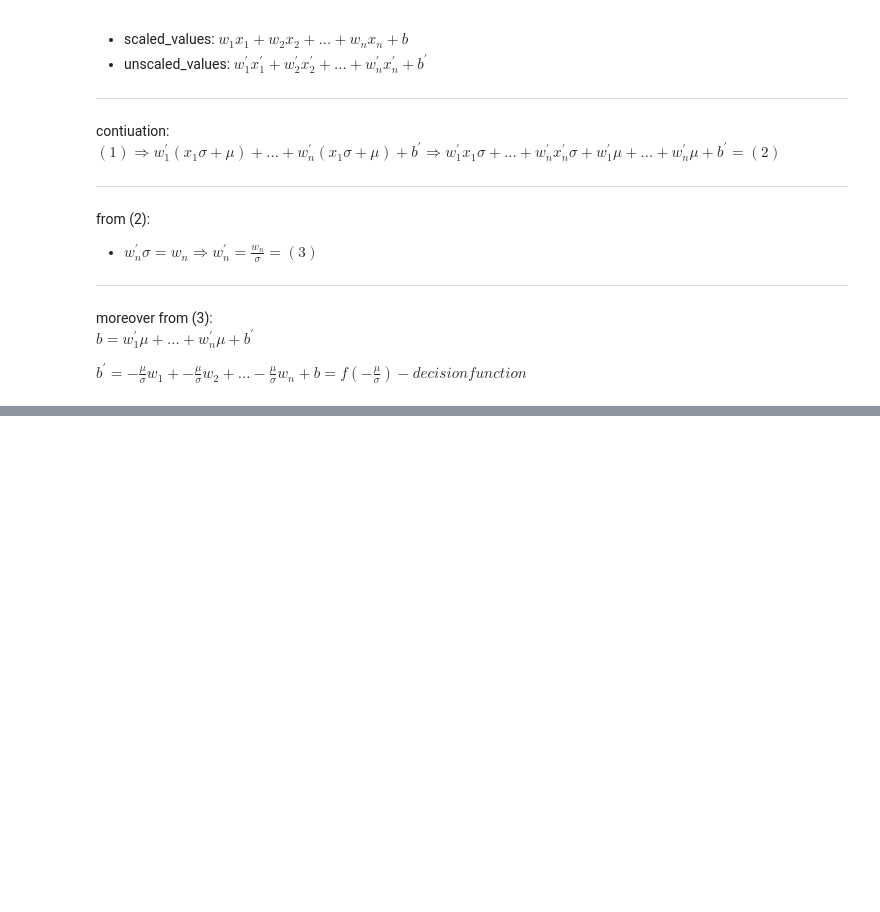
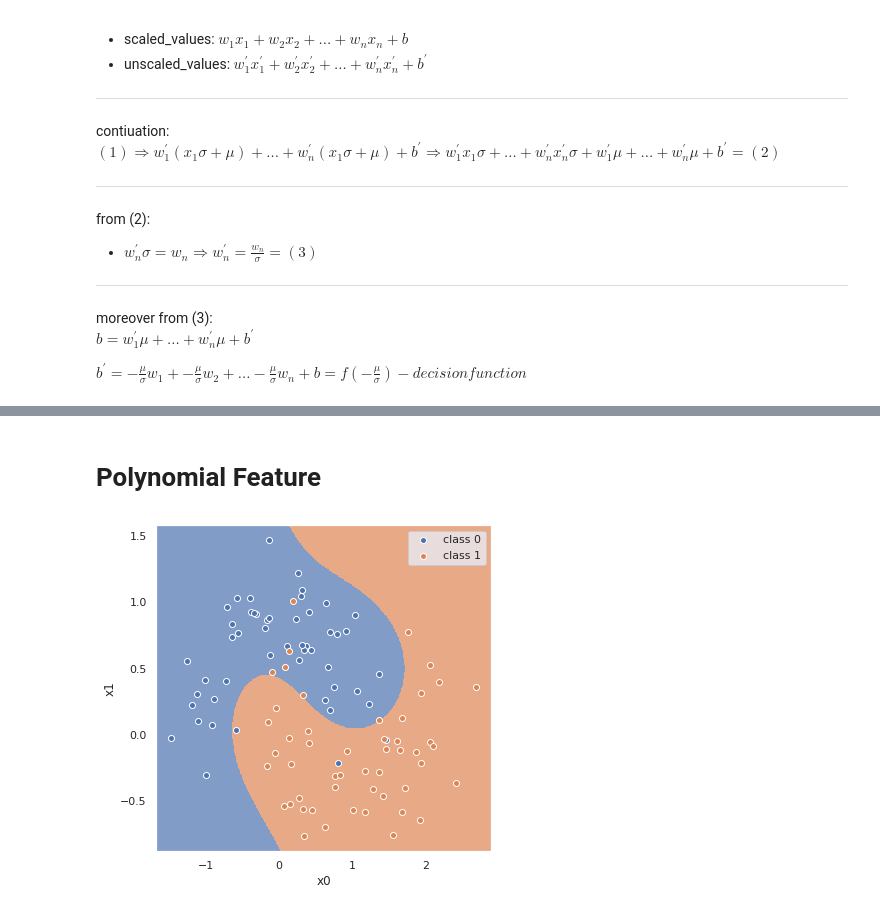
Before and after one commit to mzignis/hands_on_machine_learning, a Jupyter notebook: support_vevtor_machines/classification.ipynb, the cells around one changed output, grey strips where cells are left out. Saved outputs shown, nothing was run; the diff lists cells and outputs as text; code cells hidden in the pictures; blank space fills up the shorter version.

```diff
--- a/support_vevtor_machines/classification.ipynb
+++ b/support_vevtor_machines/classification.ipynb
@@ -183,0 +222,23 @@ model's boundry: x1 = -0.4371105050719836 * x0 + [9.46353352]
+# %% [markdown]
+# Polynomial Feature
+# %%
+from sklearn.datasets import make_moons
+from sklearn.preprocessing import PolynomialFeatures
+
+
+X, y = make_moons(noise=.25, random_state=42)
+
+poly_feat = PolynomialFeatures(degree=3)
+scaler = StandardScaler()
+svc = LinearSVC(C=10, loss="hinge")
+
+poly_svc = Pipeline((
+    ('poly_feat', poly_feat),
+    ('scaler', scaler),
+    ('svm', svc)
+))
+
+poly_svc.fit(X, y)
+draw_clf(poly_svc, X, y, meshgrid_steps=500)
+# %% [output]
+[figure, added]
```
Also changed, not shown: parts of 6 cells of this notebook.
